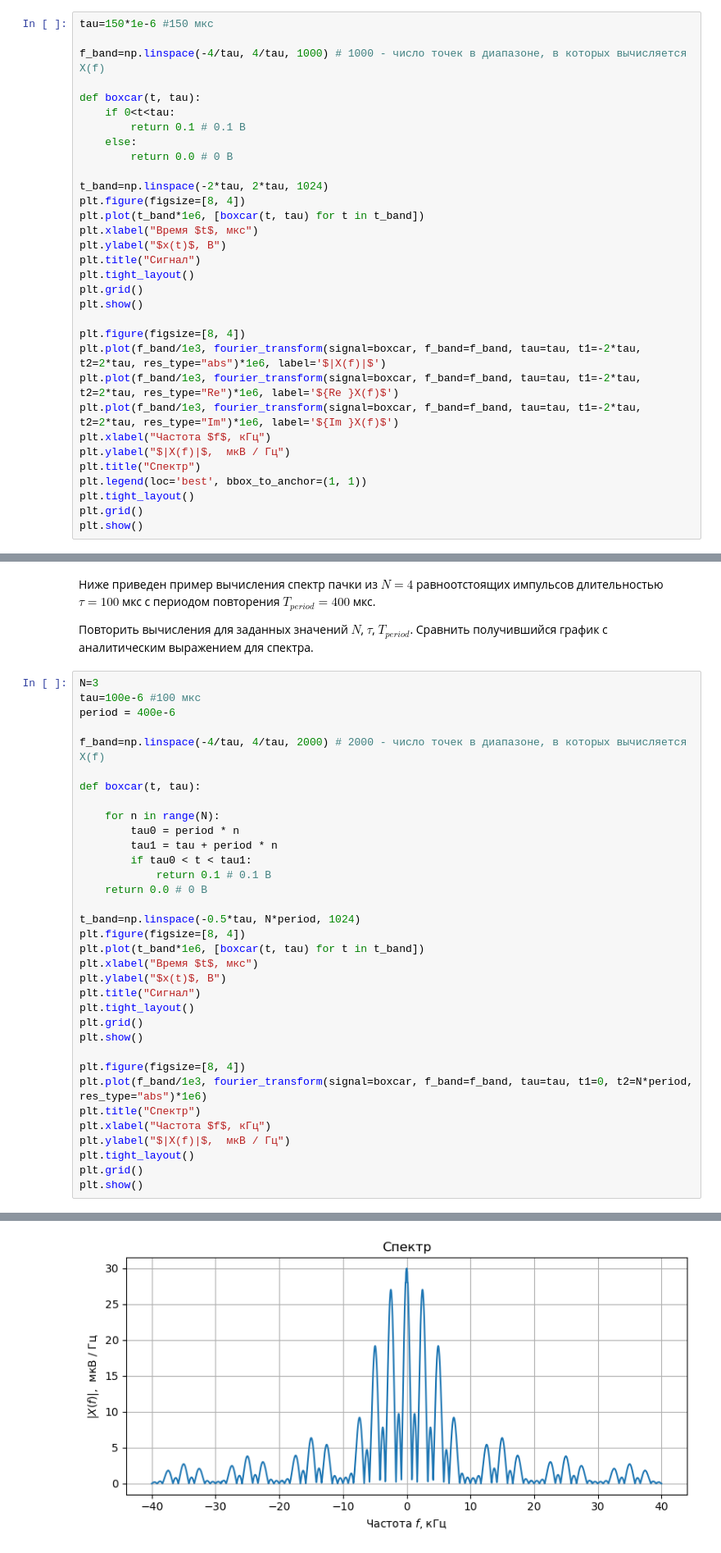
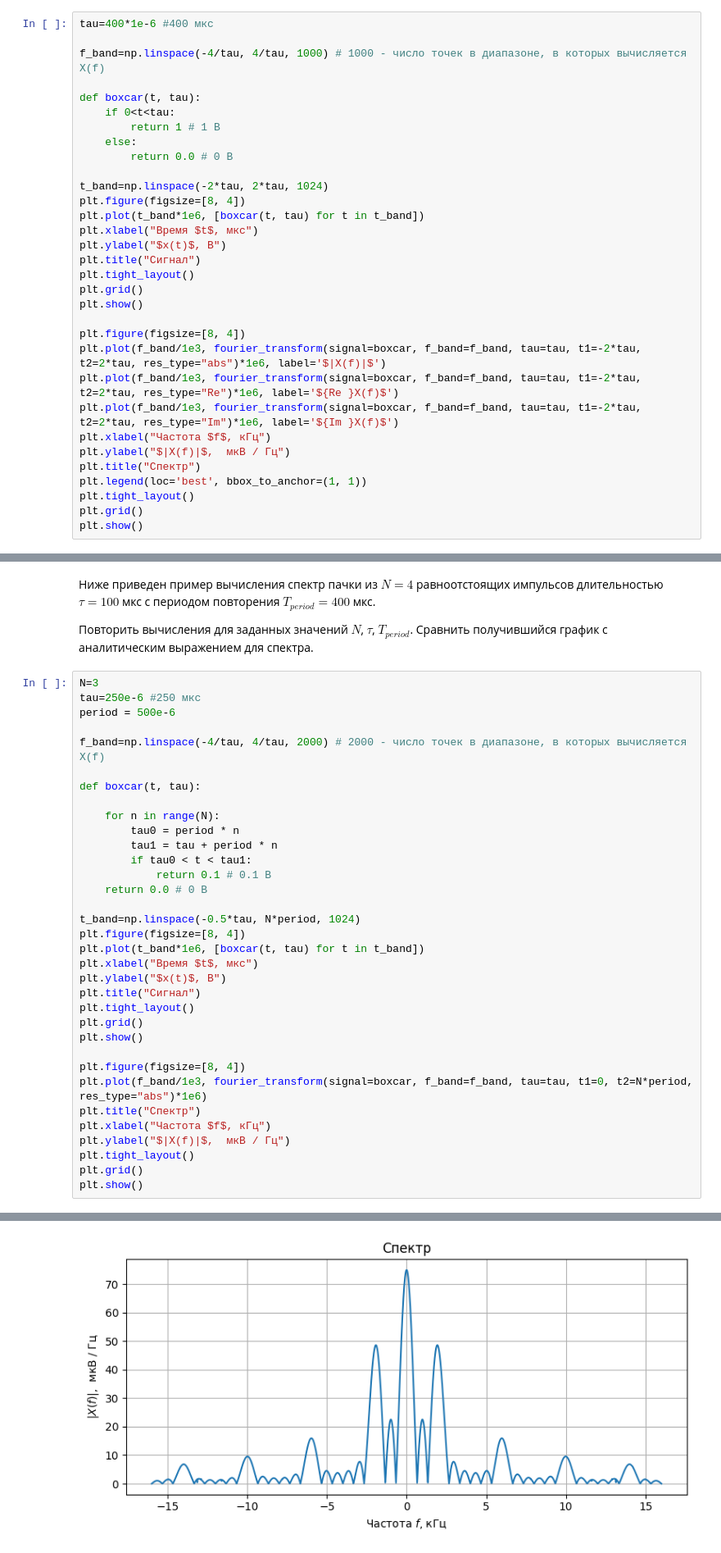
Before and after one commit to isshlyapin/rt_lab_5sem, a Jupyter notebook: lab1/lab1_shlyapin.ipynb, the cells around one changed output, grey strips where cells are left out. Shown at 82% size. Cells and saved outputs as stored; diff of their text form.

```diff
--- a/lab1/lab1_shlyapin.ipynb
+++ b/lab1/lab1_shlyapin.ipynb
@@ -408,11 +552,11 @@ plt.show()
 # %%
-tau=150*1e-6 #150 мкс
+tau=400*1e-6 #400 мкс
 
 f_band=np.linspace(-4/tau, 4/tau, 1000) # 1000 - число точек в диапазоне, в которых вычисляется X(f)
 
 def boxcar(t, tau):
     if 0<t<tau:
-        return 0.1 # 0.1 В
+        return 1 # 1 В
     else:
         return 0.0 # 0 В
 
@@ -507,8 +714,8 @@ plt.show()
 Повторить вычисления для заданных значений $N$, $\tau$, $T_{period}$. Сравнить получившийся график с аналитическим выражением для спектра.
 # %%
 N=3
-tau=100e-6 #100 мкс
-period = 400e-6
+tau=250e-6 #250 мкс
+period = 500e-6
 
 f_band=np.linspace(-4/tau, 4/tau, 2000) # 2000 - число точек в диапазоне, в которых вычисляется X(f)
 
@@ -544,4 +751,4 @@ plt.show()
-[figure, old version]
+[figure, new version]
 # %% [markdown]
 # Занятие 3. Эффект наложения спектров при дискретизации сигналов.
 # %% [markdown]
```
Also changed, not shown: parts of 11 cells of this notebook.
